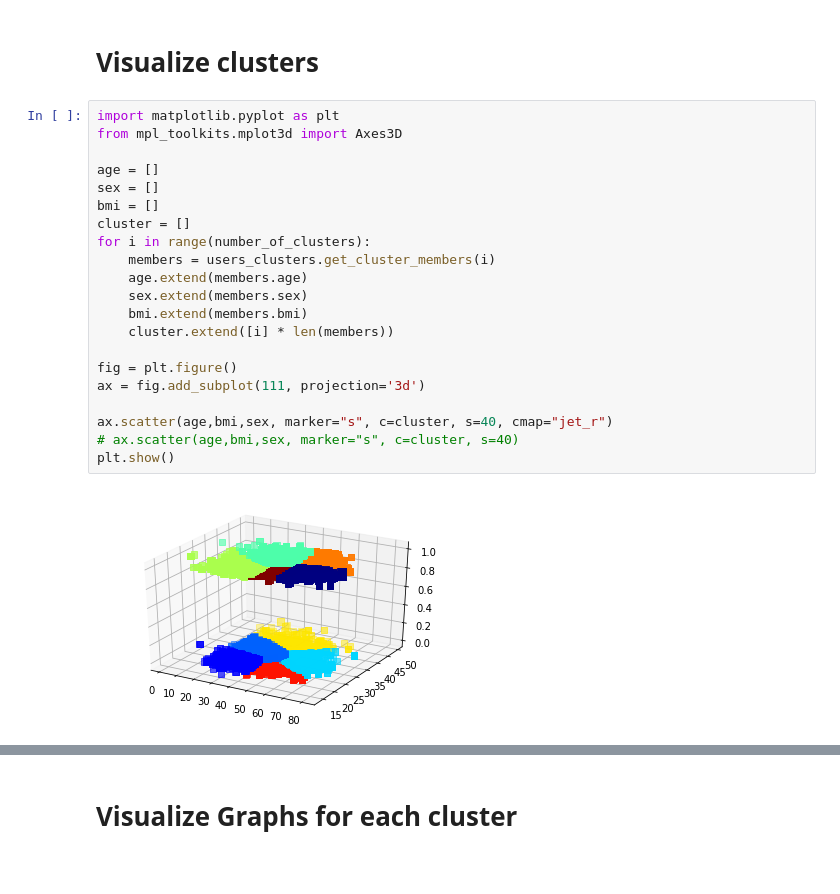
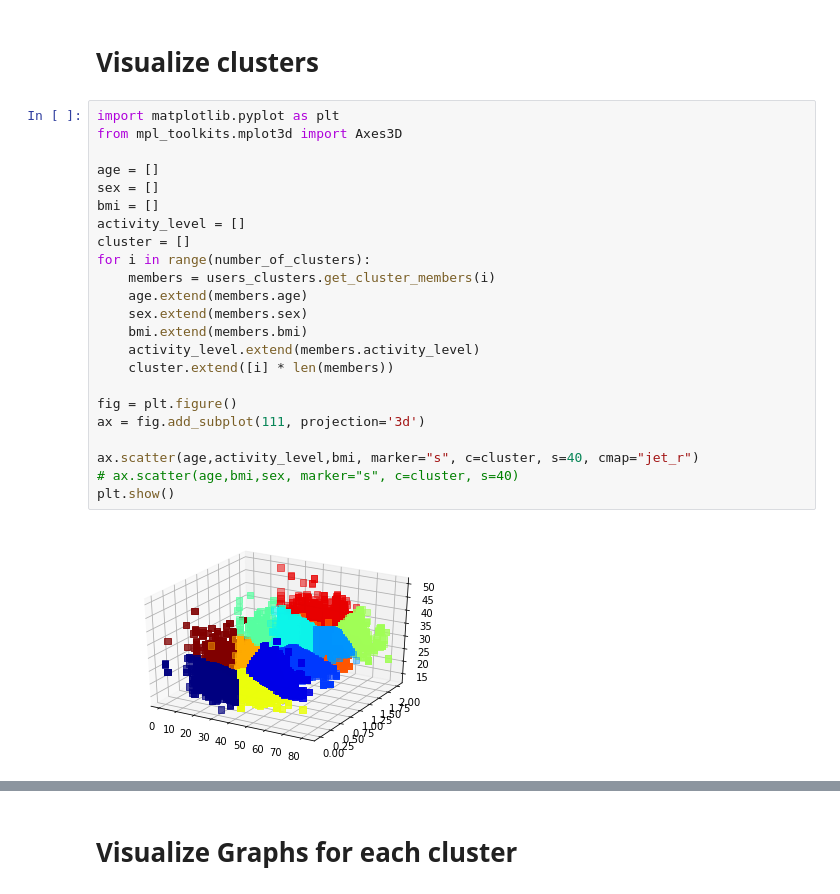
Before and after one commit to renatalucia/activity-tracker, a Jupyter notebook: clustering/users_clusters_visualize.ipynb, the cells around one changed output, grey strips where cells are left out. Drawn from its saved outputs; the diff is of its cells as text.

```diff
--- a/clustering/users_clusters_visualize.ipynb
+++ b/clustering/users_clusters_visualize.ipynb
@@ -204,23 +252,25 @@ if __name__ == "__main__":
 # %%
 import matplotlib.pyplot as plt
 from mpl_toolkits.mplot3d import Axes3D
 
 age = []
 sex = []
 bmi = []
+activity_level = []
 cluster = []
 for i in range(number_of_clusters):
     members = users_clusters.get_cluster_members(i)
     age.extend(members.age)
     sex.extend(members.sex)
     bmi.extend(members.bmi)
+    activity_level.extend(members.activity_level)
     cluster.extend([i] * len(members))
 
 fig = plt.figure()
 ax = fig.add_subplot(111, projection='3d')
 
-ax.scatter(age,bmi,sex, marker="s", c=cluster, s=40, cmap="jet_r")
+ax.scatter(age,activity_level,bmi, marker="s", c=cluster, s=40, cmap="jet_r")
 # ax.scatter(age,bmi,sex, marker="s", c=cluster, s=40)
 plt.show()
 # %% [output]
-[figure, old version]
+[figure, new version]
```
Also changed, not shown: parts of 7 cells of this notebook, 1 other file.
